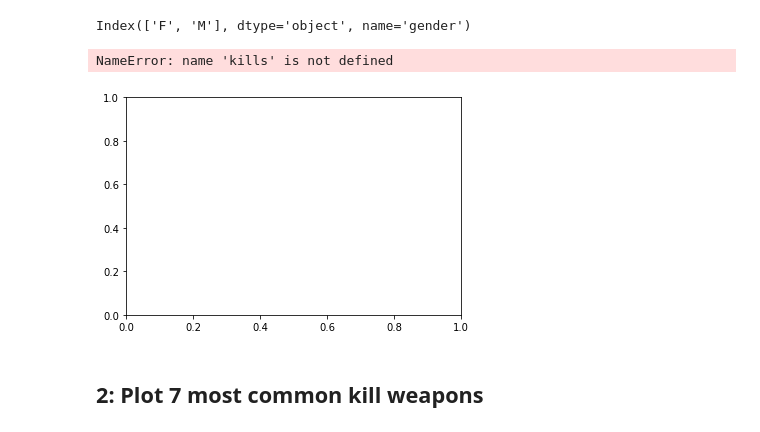
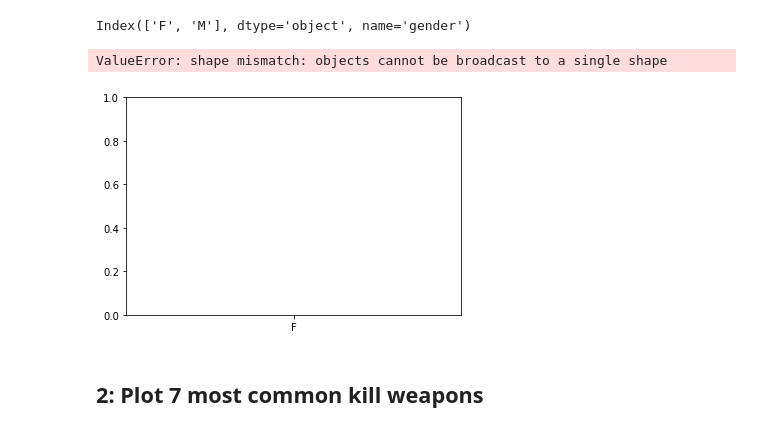
Before and after one commit to MevlutYildiz77/Assignments, a Jupyter notebook: datascience_assignments/Assignment Matplotlib - PoliceKillingsUS/Assignment-1 student.ipynb, the cells around one changed output. Saved outputs shown, nothing was run; the diff lists cells and outputs as text; code cells hidden in the pictures.

```diff
--- a/datascience_assignments/Assignment Matplotlib - PoliceKillingsUS/Assignment-1 student.ipynb
+++ b/datascience_assignments/Assignment Matplotlib - PoliceKillingsUS/Assignment-1 student.ipynb
@@ -59,11 +78,11 @@ Index(['F', 'M'], dtype='object', name='gender')
 # %%
 fig, ax= plt.subplots()
-ax.bar(gender, kills)
+ax.bar(gender, kill)
 fig.suptitle('Gender Distribution')
 plt.show()
 # %% [output]
-NameError: name 'kills' is not defined
+ValueError: shape mismatch: objects cannot be broadcast to a single shape
-[figure, old version]
+[figure, new version]
 # %% [markdown]
 ## 2: Plot 7 most common kill weapons
 # %%
```
Also changed, not shown: parts of 2 cells of this notebook.
